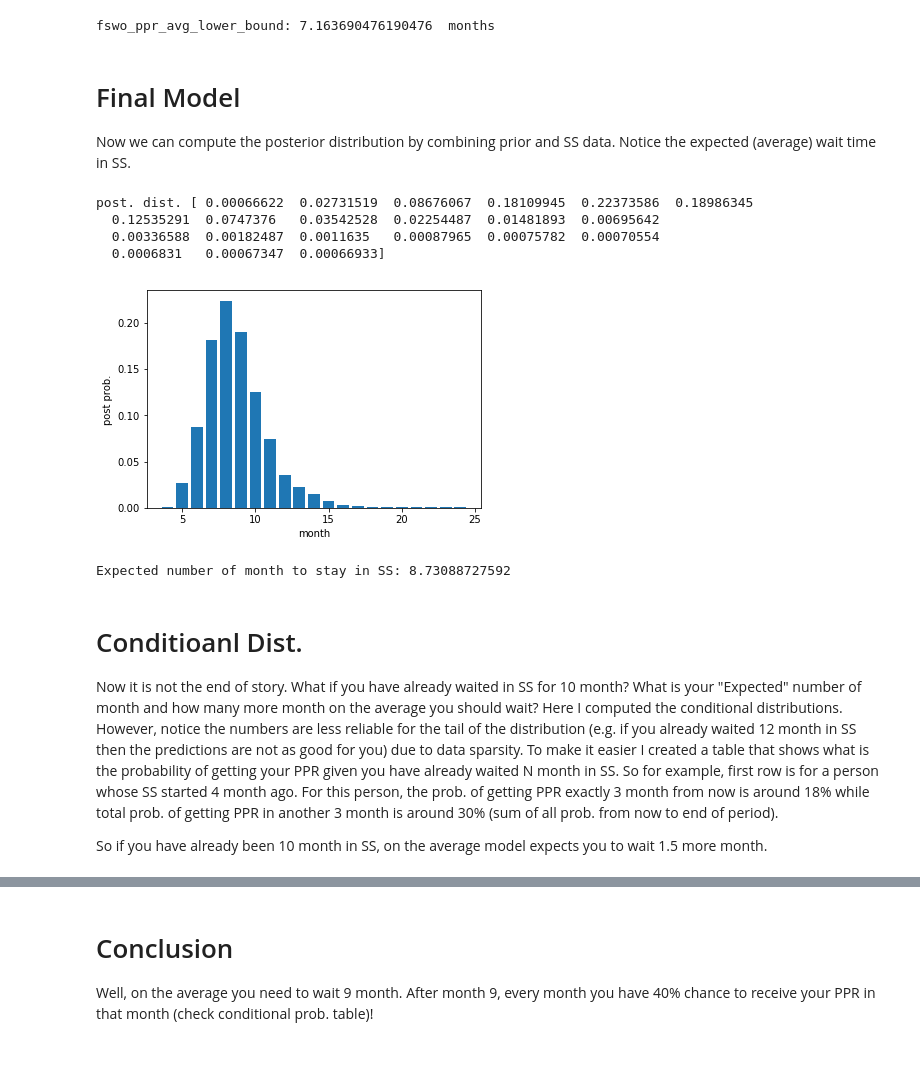
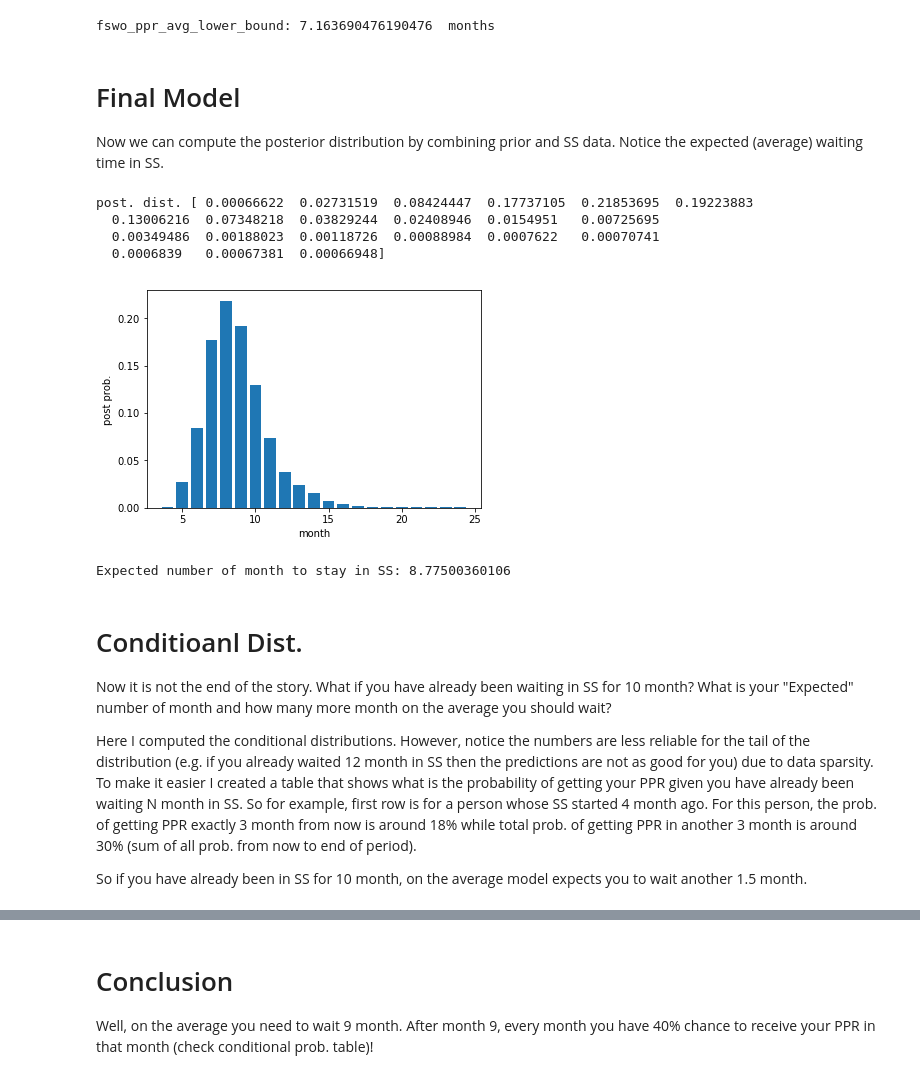
Before and after one commit to amirharati/security-screening-analysis, a Jupyter notebook: security-screening-analysis.ipynb, the cells around one changed output, grey strips where cells are left out. Drawn from its saved outputs; the diff is of its cells as text; code cells hidden in the pictures.

```diff
--- a/security-screening-analysis.ipynb
+++ b/security-screening-analysis.ipynb
@@ -291,47 +295,48 @@ print("fswo_ppr_avg_lower_bound:", fswo_all_avg / 30.0, " months")
 fswo_ppr_avg_lower_bound: 7.163690476190476  months
 # %% [markdown]
 # Final Model
-Now we can compute the posterior distribution by combining prior and SS data. Notice the expected (average) wait time in SS.
+Now we can compute the posterior distribution by combining prior and SS data. Notice the expected (average) waiting time in SS.
 # %%
 import copy
 def compute_post(SS_GROUP_A, prior_a):
-    post = copy.deepcopy(prior)
+    post = copy.deepcopy(prior_a)
 
     for key in SS_GROUP_A:
         if SS_GROUP_A[key]["PPR-DATE"] is not None:
             # approximate month by 30 days.
             ind = round(SS_GROUP_A[key]["duration"] / 30)
             if ind < min_dur:
                 ind = min_dur
             if ind > max_dur:
                 ind = max_dur
-            post[ind - min_dur] = prior[ind - min_dur]
+            post[ind - min_dur] = prior_a[ind - min_dur]
 
     # print(post)
     npost = post / np.sum(post)
     return npost, post
 
 npost, post = compute_post(SS_GROUP, prior)
 print("post. dist.", npost)
 plt.bar(index, npost)
 plt.xlabel("month")
 plt.ylabel("post prob.")
 plt.show()
 
 print("Expected number of month to stay in SS:", np.sum(index*npost))
 # %% [output]
-post. dist. [ 0.00066622  0.02731519  0.08676067  0.18109945  0.22373586  0.18986345
-  0.12535291  0.0747376   0.03542528  0.02254487  0.01481893  0.00695642
-  0.00336588  0.00182487  0.0011635   0.00087965  0.00075782  0.00070554
-  0.0006831   0.00067347  0.00066933]
+post. dist. [ 0.00066622  0.02731519  0.08424447  0.17737105  0.21853695  0.19223883
+  0.13006216  0.07348218  0.03829244  0.02408946  0.0154951   0.00725695
+  0.00349486  0.00188023  0.00118726  0.00088984  0.0007622   0.00070741
+  0.0006839   0.00067381  0.00066948]
-[figure, old version]
+[figure, new version]
-Expected number of month to stay in SS: 8.73088727592
+Expected number of month to stay in SS: 8.77500360106
 # %% [markdown]
 # Conditioanl Dist.
-Now it is not the end of story. What if you have already waited in SS for 10 month? What is your "Expected" number of month and how many more month on the average you should wait?
-Here I computed the conditional distributions. However, notice the numbers are less reliable for the tail of the distribution (e.g. if you already waited 12 month in SS  then the predictions are not as good for you) due to data sparsity. To make it easier I created a table that shows what is the probability of getting your PPR given you have already waited N month in SS. So for example, first row is for a person whose SS started 4 month ago. For this person, the prob. of getting PPR exactly 3 month from now is around 18%  while total prob. of getting PPR in another 3 month is around 30% (sum of all prob. from now to end of period).
+Now it is not the end of the story. What if you have already been waiting in SS for 10 month? What is your "Expected" number of month and how many more month on the average you should wait?
 
-So if you have already been 10 month in SS, on the average model expects you to wait 1.5 more month.
+Here I computed the conditional distributions. However, notice the numbers are less reliable for the tail of the distribution (e.g. if you already waited 12 month in SS  then the predictions are not as good for you) due to data sparsity. To make it easier I created a table that shows what is the probability of getting your PPR given you have already been waiting N month in SS. So for example, first row is for a person whose SS started 4 month ago. For this person, the prob. of getting PPR exactly 3 month from now is around 18%  while total prob. of getting PPR in another 3 month is around 30% (sum of all prob. from now to end of period).
+
+So if you have already been in SS for 10 month, on the average model expects you to wait another 1.5 month.
 # %%
 import pandas as pd
 from IPython.display import display, HTML
```
Also changed, not shown: parts of 7 cells of this notebook.
